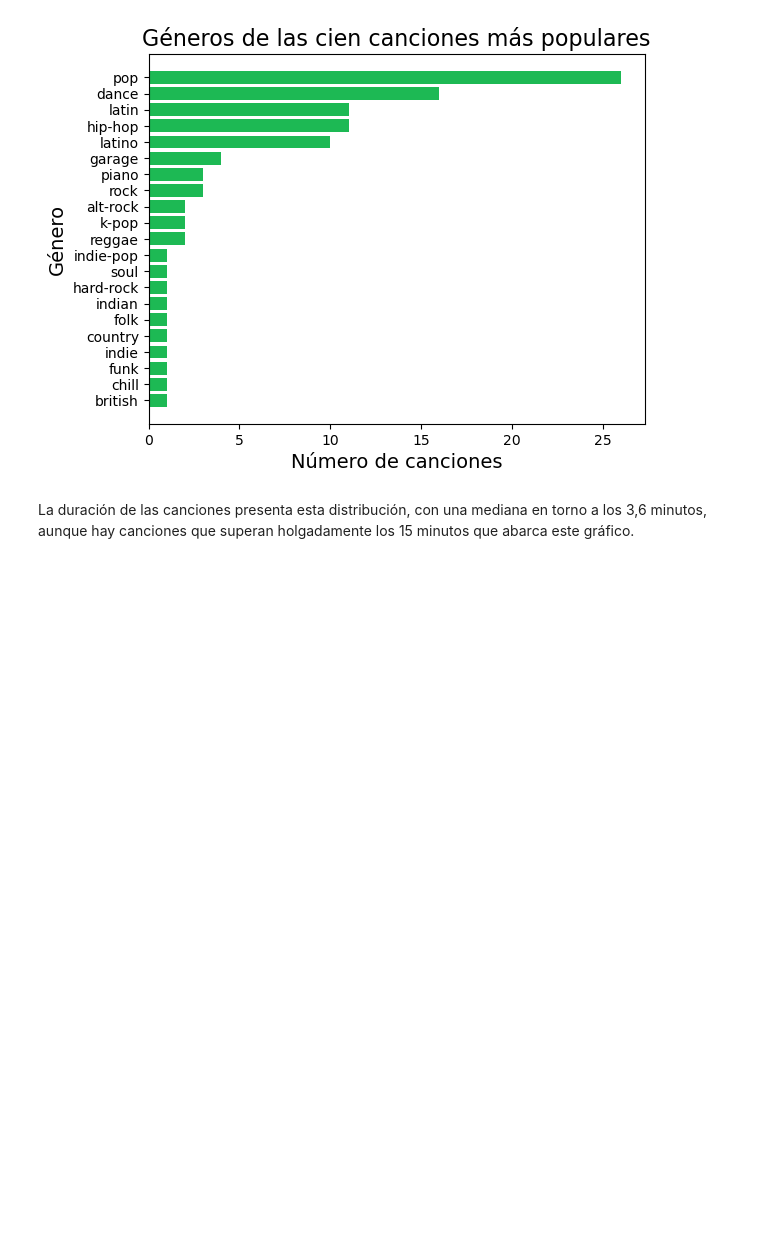
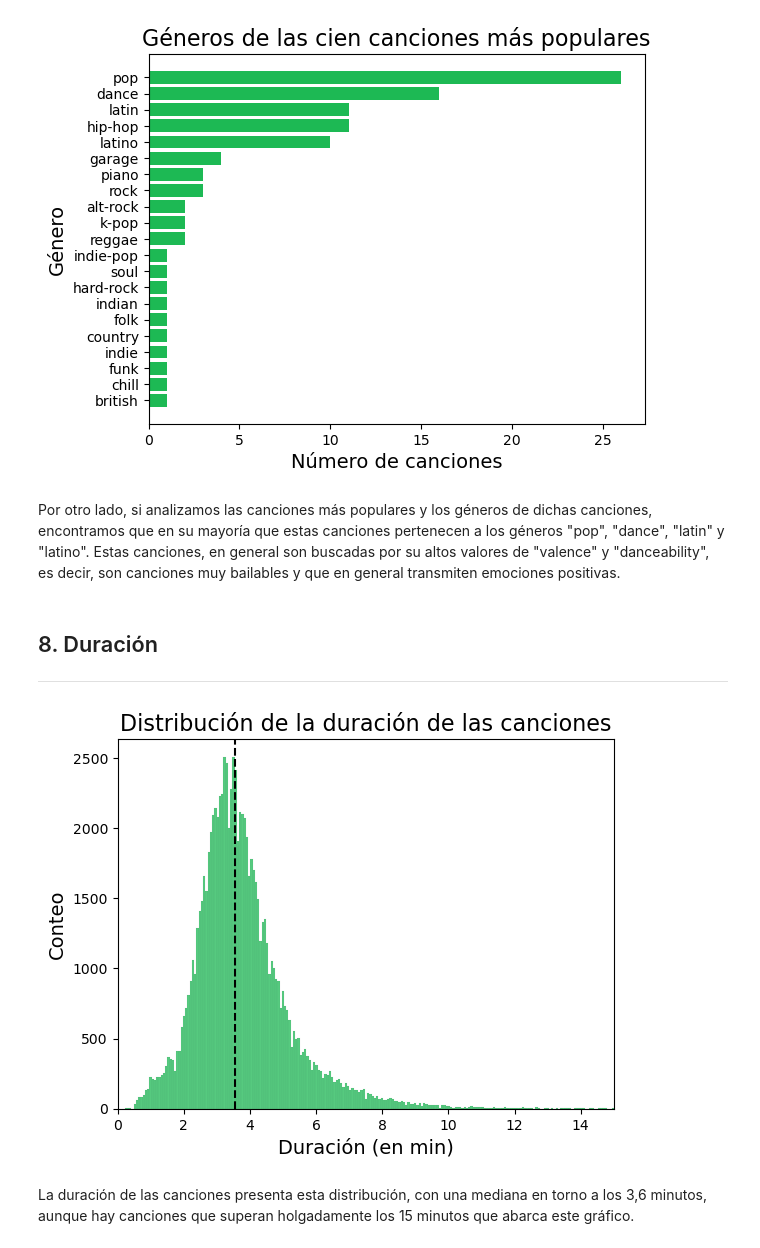
Before and after one commit to MauriJ/Data-Science, a Jupyter notebook: Desafíos/Desafío N°11/SegundaEntrega_Moran.ipynb, the cells around one changed output. Saved outputs shown, nothing was run; the diff lists cells and outputs as text; code cells hidden in the pictures; blank space fills up the shorter version.

```diff
--- a/Desafíos/Desafío N°11/SegundaEntrega_Moran.ipynb
+++ b/Desafíos/Desafío N°11/SegundaEntrega_Moran.ipynb
@@ -305,5 +305,21 @@ plt.title('Géneros de las cien canciones más populares', fontsize = 16)
 plt.show()
 # %% [output]
 [figure]
+# %% [markdown]
+Por otro lado, si analizamos las canciones más populares y los géneros de dichas canciones, encontramos que en su mayoría que estas canciones pertenecen a los géneros "pop", "dance", "latin" y "latino". Estas canciones, en general son buscadas por su altos valores de "valence" y "danceability", es decir, son canciones muy bailables y que en general transmiten emociones positivas.
+# %% [markdown]
+## 8. Duración <a class="anchor" id="duracion"></a>
+---
+# %%
+sns.histplot(df['duration_min'], color = '#1DB954')
+plt.axvline(median(df['duration_min']), c = 'black', ls = '--')
+plt.xlim(0, 15)
+plt.xlabel('Duración (en min)', fontsize = 14)
+plt.ylabel('Conteo', fontsize = 14)
+plt.title('Distribución de la duración de las canciones', fontsize = 16)
+# plt.savefig('Duracion.jpg', dpi = 300)
+plt.show()
+# %% [output]
+[figure, added]
 # %% [markdown]
 La duración de las canciones presenta esta distribución, con una mediana en torno a los 3,6 minutos, aunque hay canciones que superan holgadamente los 15 minutos que abarca este gráfico.
```
Also changed, not shown: parts of 39 cells of this notebook.
